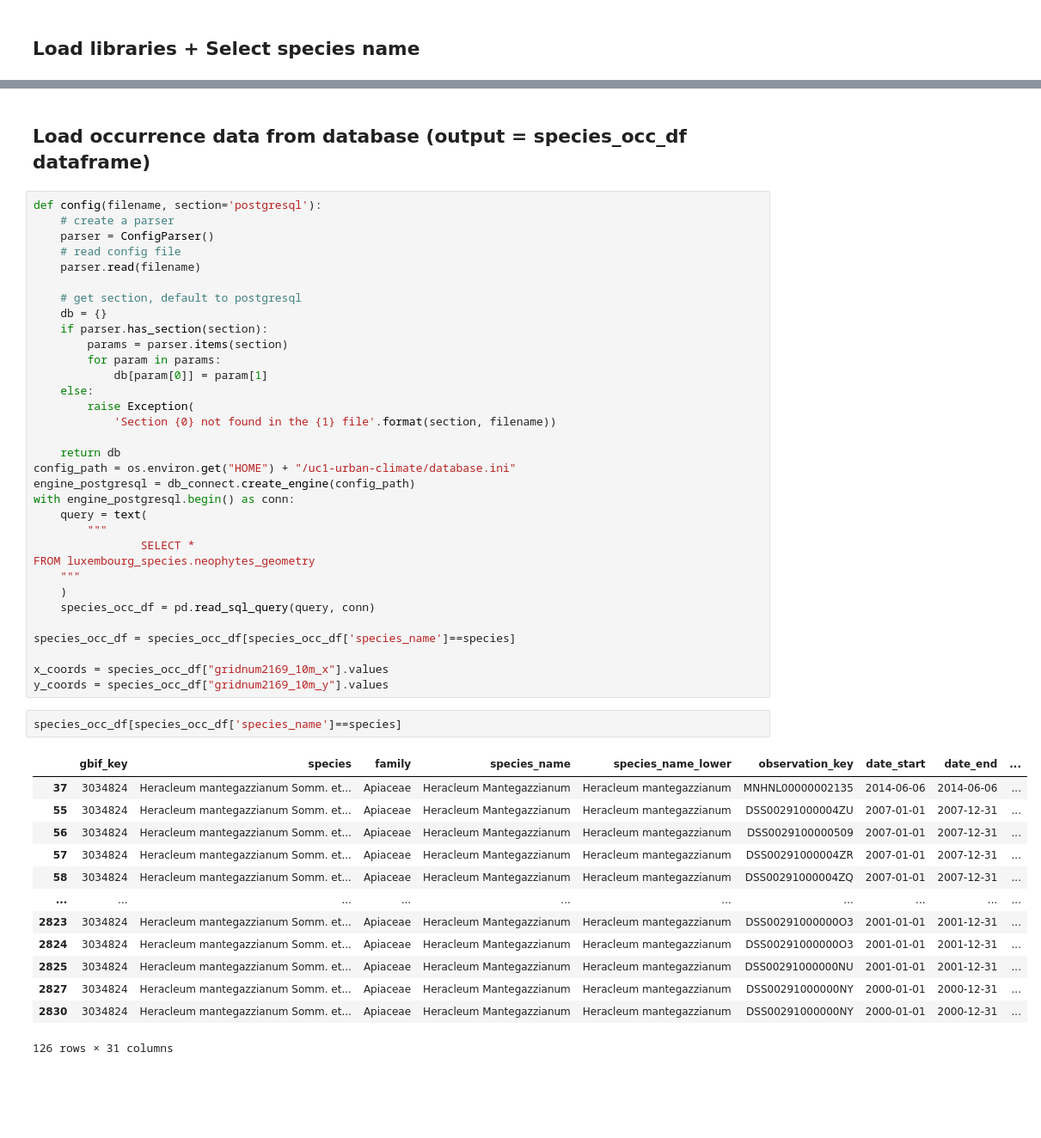
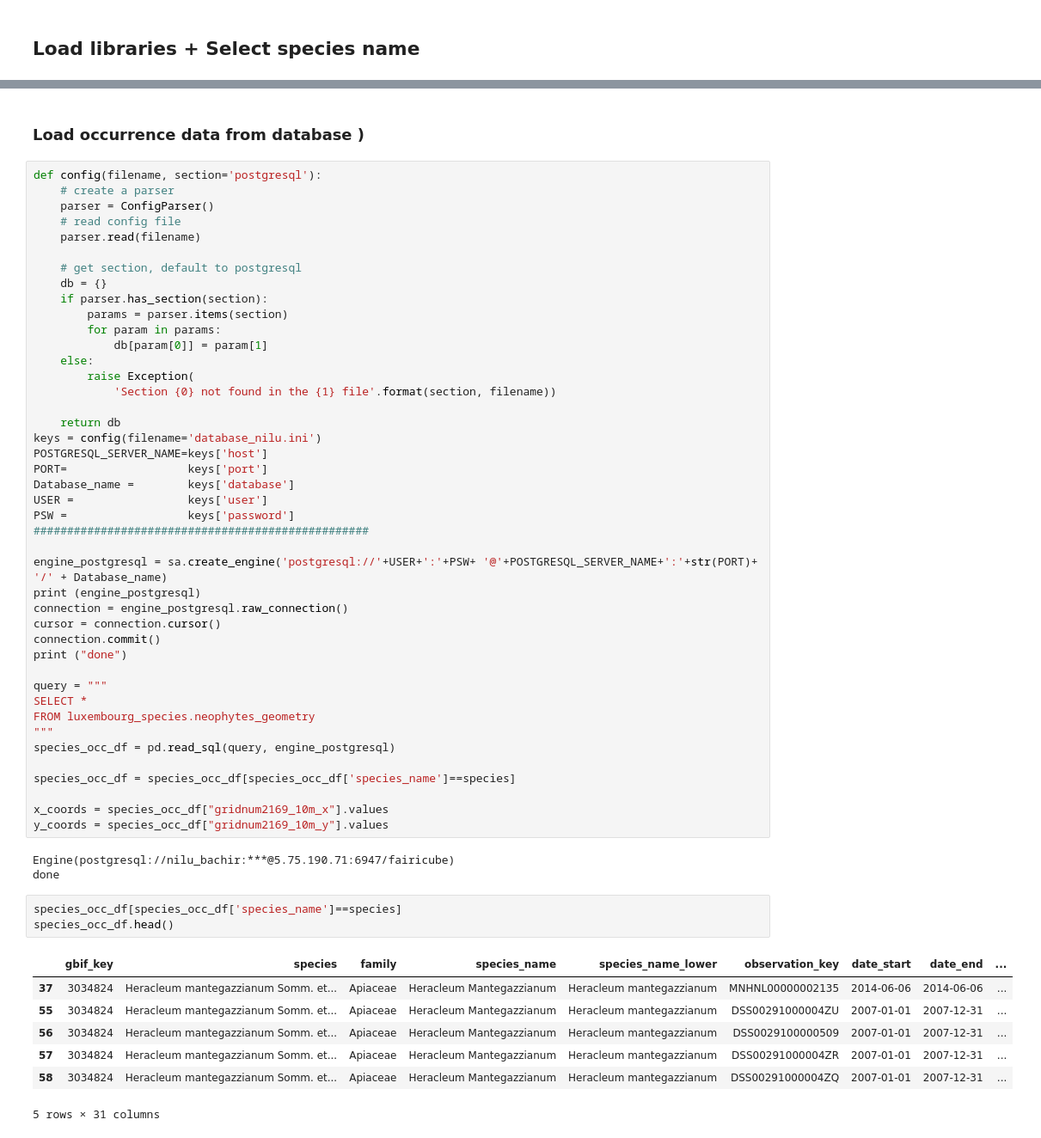
Before and after one commit to FAIRiCUBE/uc1-urban-climate, a Jupyter notebook: pre-processing/Data for Habitat Distribution.ipynb, the cells around one changed output, grey strips where cells are left out. Shown at 86% size. Drawn from its saved outputs; the diff is of its cells as text; blank space fills up the shorter version.

Commit message:
Update the Species distribution modeling code

```diff
--- a/pre-processing/Data for Habitat Distribution.ipynb
+++ b/pre-processing/Data for Habitat Distribution.ipynb
@@ -17,5 +36,5 @@ from src import db_connect, measurer
 # %% [markdown]
-## Load occurrence data from database (output = species_occ_df dataframe)
+### Load occurrence data from database )
 # %%
 def config(filename, section='postgresql'):
     # create a parser
@@ -34,35 +53,43 @@ def config(filename, section='postgresql'):
             'Section {0} not found in the {1} file'.format(section, filename))
 
     return db
-config_path = os.environ.get("HOME") + "/uc1-urban-climate/database.ini"
-engine_postgresql = db_connect.create_engine(config_path)
-with engine_postgresql.begin() as conn:
-    query = text(
-        """
-                SELECT *
+keys = config(filename='database_nilu.ini')
+POSTGRESQL_SERVER_NAME=keys['host']
+PORT=                  keys['port']
+Database_name =        keys['database']
+USER =                 keys['user']
+PSW =                  keys['password']
+##################################################
+
+engine_postgresql = sa.create_engine('postgresql://'+USER+':'+PSW+ '@'+POSTGRESQL_SERVER_NAME+':'+str(PORT)+ '/' + Database_name)
+print (engine_postgresql)
+connection = engine_postgresql.raw_connection()
+cursor = connection.cursor()
+connection.commit()
+print ("done")
+
+query = """
+SELECT *
 FROM luxembourg_species.neophytes_geometry
-    """
-    )
-    species_occ_df = pd.read_sql_query(query, conn)
+"""
+species_occ_df = pd.read_sql(query, engine_postgresql)
 
 species_occ_df = species_occ_df[species_occ_df['species_name']==species]
 
 x_coords = species_occ_df["gridnum2169_10m_x"].values
 y_coords = species_occ_df["gridnum2169_10m_y"].values
+# %% [output]
+Engine(postgresql://nilu_bachir:***@5.75.190.71:6947/fairicube)
+done
 # %%
 species_occ_df[species_occ_df['species_name']==species]
+species_occ_df.head()
 # %% [output]
 |  | gbif_key | species | family | species_name | species_name_lower | observation_key | date_start | date_end | ... |
 | 37 | 3034824 | Heracleum mantegazzianum Somm. et... | Apiaceae | Heracleum Mantegazzianum | Heracleum mantegazzianum | MNHNL00000002135 | 2014-06-06 | 2014-06-06 | ... |
 | 55 | 3034824 | Heracleum mantegazzianum Somm. et... | Apiaceae | Heracleum Mantegazzianum | Heracleum mantegazzianum | DSS00291000004ZU | 2007-01-01 | 2007-12-31 | ... |
 | 56 | 3034824 | Heracleum mantegazzianum Somm. et... | Apiaceae | Heracleum Mantegazzianum | Heracleum mantegazzianum | DSS0029100000509 | 2007-01-01 | 2007-12-31 | ... |
 | 57 | 3034824 | Heracleum mantegazzianum Somm. et... | Apiaceae | Heracleum Mantegazzianum | Heracleum mantegazzianum | DSS00291000004ZR | 2007-01-01 | 2007-12-31 | ... |
 | 58 | 3034824 | Heracleum mantegazzianum Somm. et... | Apiaceae | Heracleum Mantegazzianum | Heracleum mantegazzianum | DSS00291000004ZQ | 2007-01-01 | 2007-12-31 | ... |
-| ... | ... | ... | ... | ... | ... | ... | ... | ... | ... |
-| 2823 | 3034824 | Heracleum mantegazzianum Somm. et... | Apiaceae | Heracleum Mantegazzianum | Heracleum mantegazzianum | DSS00291000000O3 | 2001-01-01 | 2001-12-31 | ... |
-| 2824 | 3034824 | Heracleum mantegazzianum Somm. et... | Apiaceae | Heracleum Mantegazzianum | Heracleum mantegazzianum | DSS00291000000O3 | 2001-01-01 | 2001-12-31 | ... |
-| 2825 | 3034824 | Heracleum mantegazzianum Somm. et... | Apiaceae | Heracleum Mantegazzianum | Heracleum mantegazzianum | DSS00291000000NU | 2001-01-01 | 2001-12-31 | ... |
-| 2827 | 3034824 | Heracleum mantegazzianum Somm. et... | Apiaceae | Heracleum Mantegazzianum | Heracleum mantegazzianum | DSS00291000000NY | 2000-01-01 | 2000-12-31 | ... |
-| 2830 | 3034824 | Heracleum mantegazzianum Somm. et... | Apiaceae | Heracleum Mantegazzianum | Heracleum mantegazzianum | DSS00291000000NY | 2000-01-01 | 2000-12-31 | ... |
-126 rows × 31 columns
+5 rows × 31 columns
 # %% [markdown]
```
Also changed, not shown: parts of 35 cells of this notebook.
